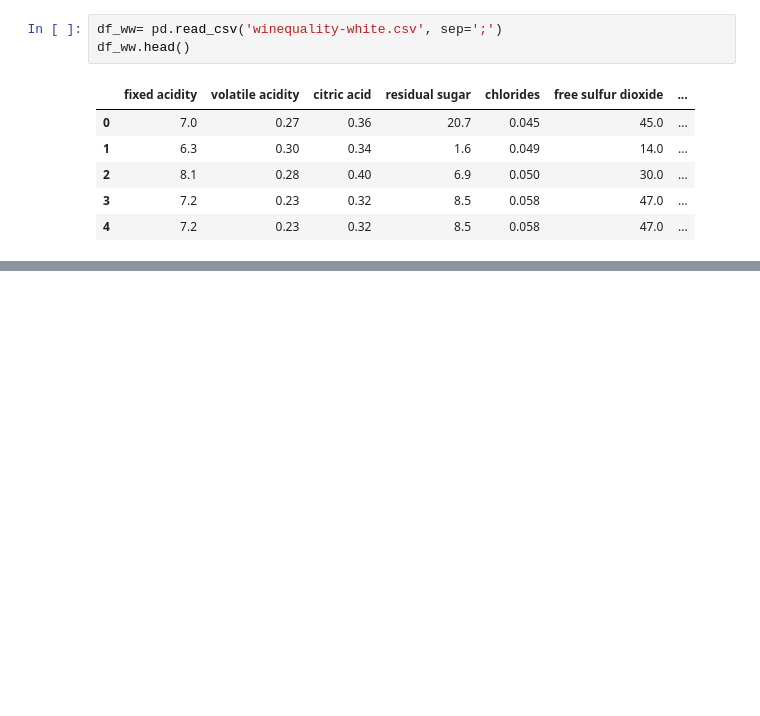
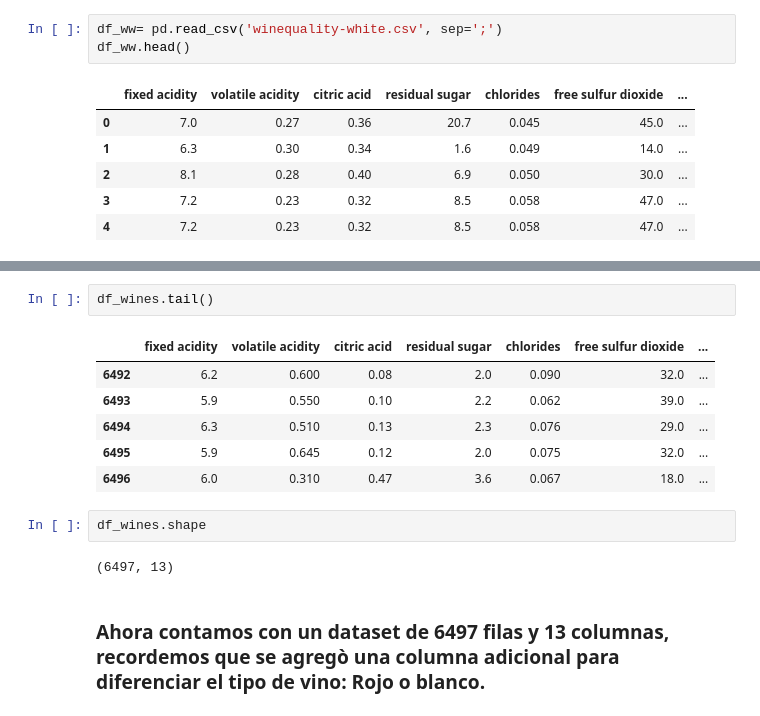
Before and after one commit to 16danielvm/Wine_Classification, a Jupyter notebook: EDAwines.ipynb, the cells around one changed output, grey strips where cells are left out. Drawn from its saved outputs; the diff is of its cells as text; blank space fills up the shorter version.

```diff
--- a/EDAwines.ipynb
+++ b/EDAwines.ipynb
@@ -35,0 +76,15 @@ Dimesiones del dataset de vino blanco:  (4898, 12)
+# %%
+df_wines.tail()
+# %% [output]
+|  | fixed acidity | volatile acidity | citric acid | residual sugar | chlorides | free sulfur dioxide | ... |
+| 6492 | 6.2 | 0.600 | 0.08 | 2.0 | 0.090 | 32.0 | ... |
+| 6493 | 5.9 | 0.550 | 0.10 | 2.2 | 0.062 | 39.0 | ... |
+| 6494 | 6.3 | 0.510 | 0.13 | 2.3 | 0.076 | 29.0 | ... |
+| 6495 | 5.9 | 0.645 | 0.12 | 2.0 | 0.075 | 32.0 | ... |
+| 6496 | 6.0 | 0.310 | 0.47 | 3.6 | 0.067 | 18.0 | ... |
+# %%
+df_wines.shape
+# %% [output]
+(6497, 13)
+# %% [markdown]
+### Ahora contamos con un dataset de 6497 filas y 13 columnas, recordemos que se agregò una columna adicional para diferenciar el tipo de vino: Rojo o blanco.
```
Also changed, not shown: parts of 23 cells of this notebook.
